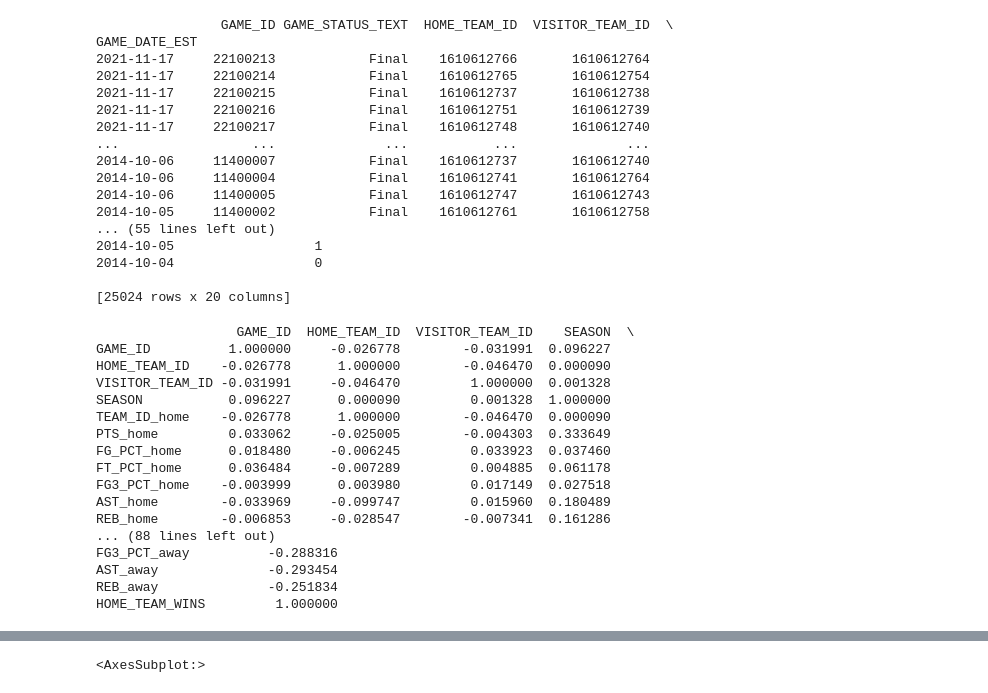
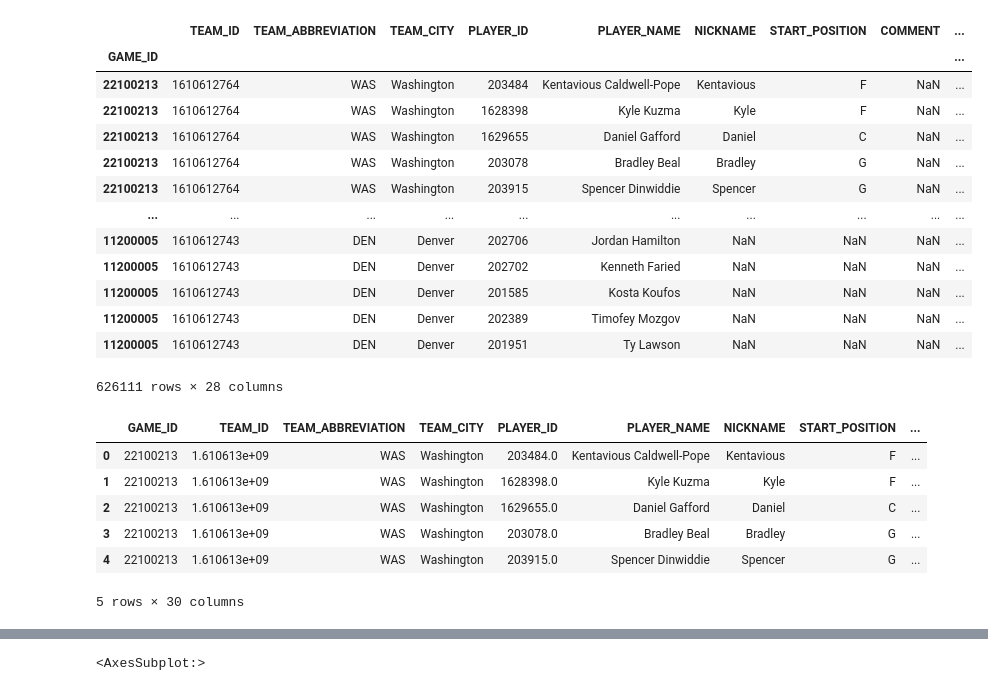
Before and after one commit to camiloms10/NBA_project, a Jupyter notebook: NBA_analysis.ipynb, the cells around one changed output, grey strips where cells are left out. Cells and saved outputs as stored; diff of their text form; code cells hidden in the pictures.

```diff
--- a/NBA_analysis.ipynb
+++ b/NBA_analysis.ipynb
@@ -4,44 +4,35 @@ import seaborn as sns
 import matplotlib as plt
 import pandas as pd
 # %%
-df = pd.read_csv ('games.csv', index_col=0, delimiter=',', encoding='latin-1')
-print(df)
+df = pd.read_csv ('games_details.csv', index_col=0, delimiter=',', encoding='latin-1')
+df
 # %% [output]
+|  | TEAM_ID | TEAM_ABBREVIATION | TEAM_CITY | PLAYER_ID | PLAYER_NAME | NICKNAME | START_POSITION | COMMENT | ... |
+| GAME_ID |  |  |  |  |  |  |  |  | ... |
+| 22100213 | 1610612764 | WAS | Washington | 203484 | Kentavious Caldwell-Pope | Kentavious | F | NaN | ... |
+| 22100213 | 1610612764 | WAS | Washington | 1628398 | Kyle Kuzma | Kyle | F | NaN | ... |
+| 22100213 | 1610612764 | WAS | Washington | 1629655 | Daniel Gafford | Daniel | C | NaN | ... |
+| 22100213 | 1610612764 | WAS | Washington | 203078 | Bradley Beal | Bradley | G | NaN | ... |
+| 22100213 | 1610612764 | WAS | Washington | 203915 | Spencer Dinwiddie | Spencer | G | NaN | ... |
+| ... | ... | ... | ... | ... | ... | ... | ... | ... | ... |
+| 11200005 | 1610612743 | DEN | Denver | 202706 | Jordan Hamilton | NaN | NaN | NaN | ... |
+| 11200005 | 1610612743 | DEN | Denver | 202702 | Kenneth Faried | NaN | NaN | NaN | ... |
+| 11200005 | 1610612743 | DEN | Denver | 201585 | Kosta Koufos | NaN | NaN | NaN | ... |
+| 11200005 | 1610612743 | DEN | Denver | 202389 | Timofey Mozgov | NaN | NaN | NaN | ... |
+| 11200005 | 1610612743 | DEN | Denver | 201951 | Ty Lawson | NaN | NaN | NaN | ... |
-                GAME_ID GAME_STATUS_TEXT  HOME_TEAM_ID  VISITOR_TEAM_ID  \
-GAME_DATE_EST
-2021-11-17     22100213            Final    1610612766       1610612764
-2021-11-17     22100214            Final    1610612765       1610612754
-2021-11-17     22100215            Final    1610612737       1610612738
-2021-11-17     22100216            Final    1610612751       1610612739
-2021-11-17     22100217            Final    1610612748       1610612740
-...                 ...              ...           ...              ...
-2014-10-06     11400007            Final    1610612737       1610612740
-2014-10-06     11400004            Final    1610612741       1610612764
-2014-10-06     11400005            Final    1610612747       1610612743
-2014-10-05     11400002            Final    1610612761       1610612758
-... (55 lines left out)
-2014-10-05                  1
-2014-10-04                  0
-
-[25024 rows x 20 columns]
+626111 rows × 28 columns
-# %%
-corrM = df.corr()
-print(corrM)
-# %% [output]
-                  GAME_ID  HOME_TEAM_ID  VISITOR_TEAM_ID    SEASON  \
-GAME_ID          1.000000     -0.026778        -0.031991  0.096227
-HOME_TEAM_ID    -0.026778      1.000000        -0.046470  0.000090
-VISITOR_TEAM_ID -0.031991     -0.046470         1.000000  0.001328
-SEASON           0.096227      0.000090         0.001328  1.000000
-TEAM_ID_home    -0.026778      1.000000        -0.046470  0.000090
-PTS_home         0.033062     -0.025005        -0.004303  0.333649
-FG_PCT_home      0.018480     -0.006245         0.033923  0.037460
-FT_PCT_home      0.036484     -0.007289         0.004885  0.061178
-FG3_PCT_home    -0.003999      0.003980         0.017149  0.027518
-AST_home        -0.033969     -0.099747         0.015960  0.180489
-REB_home        -0.006853     -0.028547        -0.007341  0.161286
-... (88 lines left out)
-FG3_PCT_away          -0.288316
-AST_away              -0.293454
-REB_away              -0.251834
-HOME_TEAM_WINS         1.000000
+# %%
+df2 = pd.read_csv ('games.csv', index_col=0, delimiter=',', encoding='latin-1')
+df2 = df2.get(['SEASON','GAME_ID'])
+df = df.merge(df2, how= 'right', on='GAME_ID')
+df.head()
+#df1 = df[['GAME_DATE_EST']]
+#df1
+# %% [output]
+|  | GAME_ID | TEAM_ID | TEAM_ABBREVIATION | TEAM_CITY | PLAYER_ID | PLAYER_NAME | NICKNAME | START_POSITION | ... |
+| 0 | 22100213 | 1.610613e+09 | WAS | Washington | 203484.0 | Kentavious Caldwell-Pope | Kentavious | F | ... |
+| 1 | 22100213 | 1.610613e+09 | WAS | Washington | 1628398.0 | Kyle Kuzma | Kyle | F | ... |
+| 2 | 22100213 | 1.610613e+09 | WAS | Washington | 1629655.0 | Daniel Gafford | Daniel | C | ... |
+| 3 | 22100213 | 1.610613e+09 | WAS | Washington | 203078.0 | Bradley Beal | Bradley | G | ... |
+| 4 | 22100213 | 1.610613e+09 | WAS | Washington | 203915.0 | Spencer Dinwiddie | Spencer | G | ... |
+5 rows × 30 columns
```
Also changed, not shown: parts of 2 cells of this notebook.
